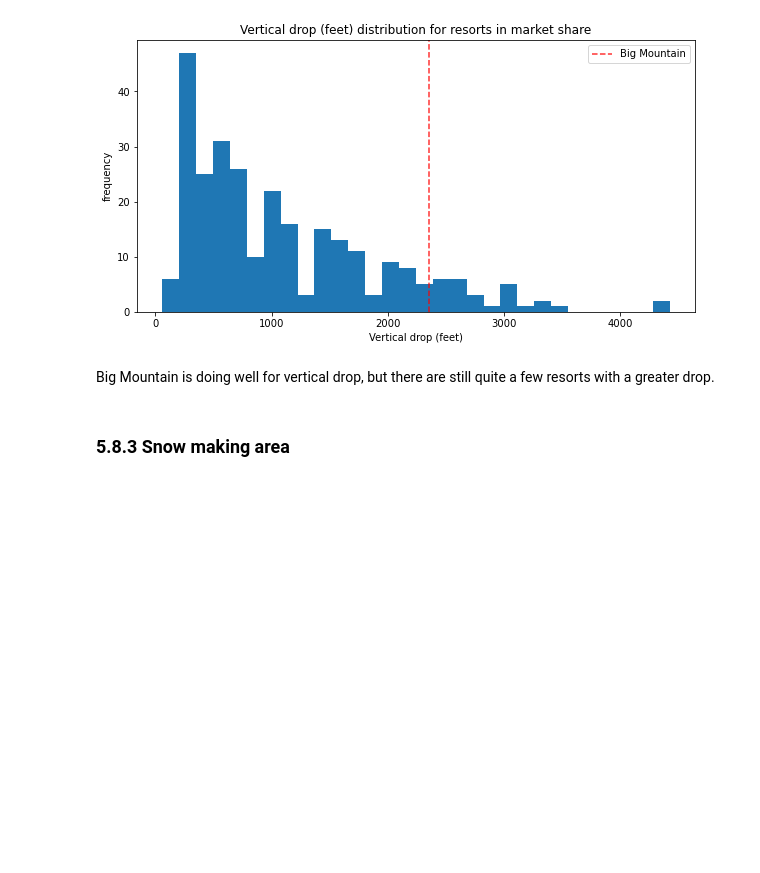
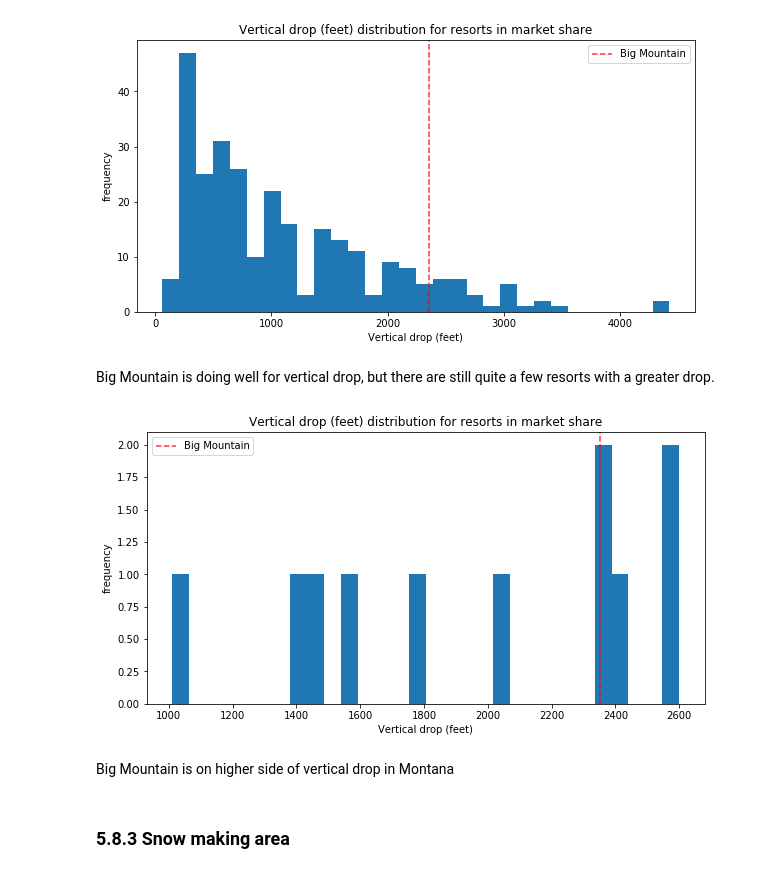
Before and after one commit to vikashkrs/DataScienceGuidedCapstone, a Jupyter notebook: Notebooks/05_modeling.ipynb, the cells around one changed output. Drawn from its saved outputs; the diff is of its cells as text; code cells hidden in the pictures; blank space fills up the shorter version.

```diff
--- a/Notebooks/05_modeling.ipynb
+++ b/Notebooks/05_modeling.ipynb
@@ -185,11 +211,14 @@ def plot_compare(feat_name, description, state=None, figsize=(10, 5)):
     # filtering only for finite values tidies this up
     if state is None:
         ski_x = ski_data[feat_name]
+        #print(ski_x)
     else:
         ski_x = ski_data.loc[ski_data.state == state, feat_name]
+        #print(ski_x)
     ski_x = ski_x[np.isfinite(ski_x)]
+    #print(ski_x)
     plt.hist(ski_x, bins=30)
-    plt.___(x=big_mountain[feat_name].___, c=___, ls=___, alpha=0.8, label=___)
+    plt.axvline(x=big_mountain[feat_name].values, c='r', ls='--', alpha=0.8, label='Big Mountain')
     plt.xlabel(description)
     plt.ylabel('frequency')
     plt.title(description + ' distribution for resorts in market share')
@@ -214,6 +243,12 @@ plot_compare('vertical_drop', 'Vertical drop (feet)')
 [figure]
 # %% [markdown]
 Big Mountain is doing well for vertical drop, but there are still quite a few resorts with a greater drop.
+# %%
+plot_compare('vertical_drop', 'Vertical drop (feet)',state='Montana')
+# %% [output]
+[figure, added]
+# %% [markdown]
+Big Mountain is on higher side of vertical drop in Montana
 # %% [markdown]
 ### 5.8.3 Snow making area<a id='5.8.3_Snow_making_area'></a>
 # %%
```
Also changed, not shown: parts of 17 cells of this notebook.
